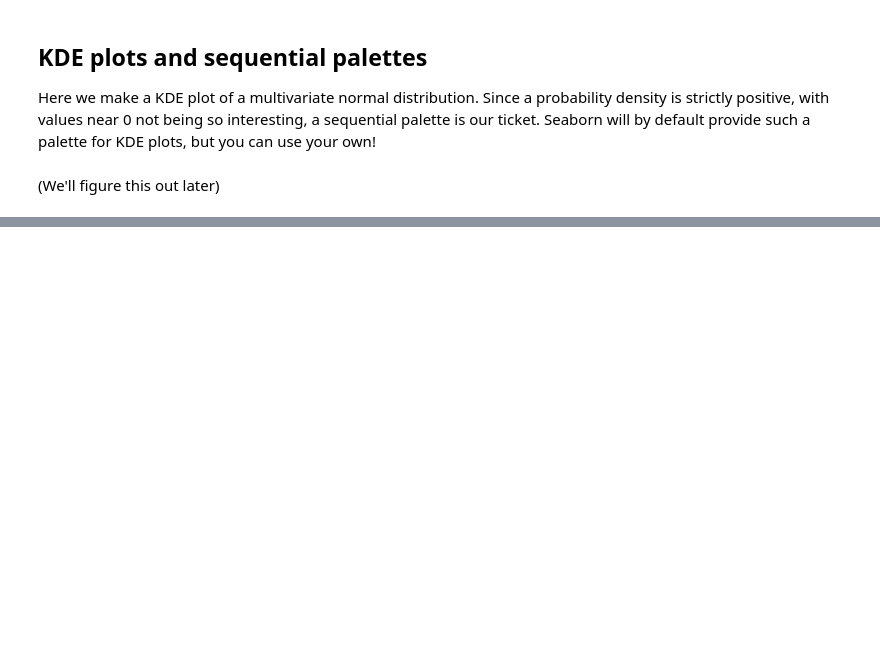
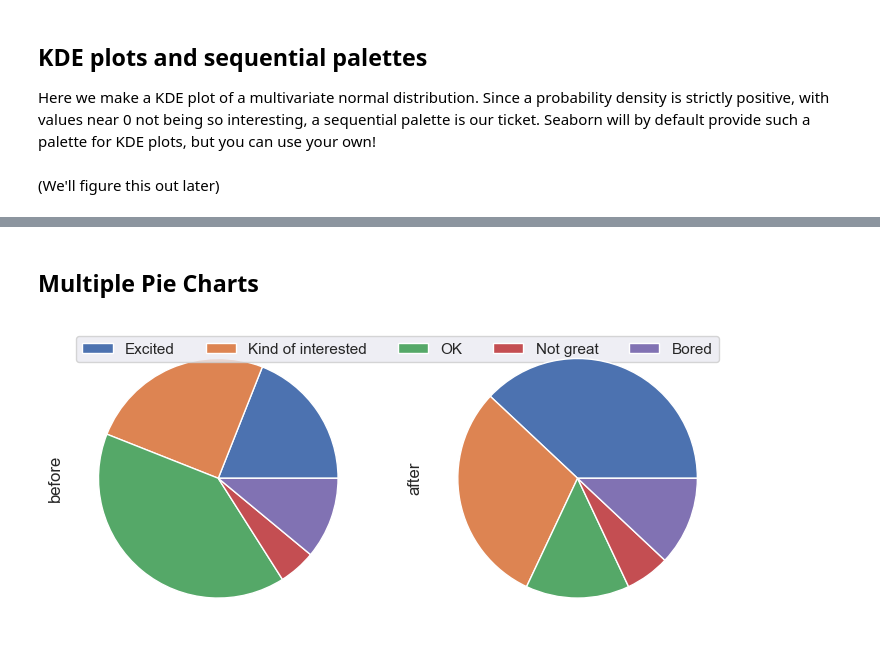
Before and after one commit to crdcamp/lin-reg-application, a Jupyter notebook: references/1_exploratory_data_analysis.ipynb, the cells around one changed output, grey strips where cells are left out. Saved outputs shown, nothing was run; the diff lists cells and outputs as text; code cells hidden in the pictures; blank space fills up the shorter version.

```diff
--- a/references/1_exploratory_data_analysis.ipynb
+++ b/references/1_exploratory_data_analysis.ipynb
@@ -388,0 +443,8 @@ Here we make a KDE plot of a multivariate normal distribution. Since a probabili
+# %%
+science = {
+    "interest": ["Excited", "Kind of interested", "OK", "Not great", "Bored"],
+    "before": [19, 25, 40, 5, 11],
+    "after": [38, 30, 14, 6, 12]
+}
+dfscience = pd.DataFrame.from_dict(science).set_index("interest")[["before", "after"]]
+dfscience
@@ -388,0 +459,9 @@ Here we make a KDE plot of a multivariate normal distribution. Since a probabili
+# %% [markdown]
+## Multiple Pie Charts
+# %%
+fig, axs = plt.subplots(1, 2, figsize = (8.5, 4))
+dfscience.before.plot(kind="pie", ax=axs[0], labels=None);
+axs[0].legend(loc="upper left", ncol=5, labels=dfscience.index)
+dfscience.after.plot(kind="pie", ax=axs[1], labels=None);
+# %% [output]
+[figure, added]
```
Also changed, not shown: parts of 23 cells of this notebook.
